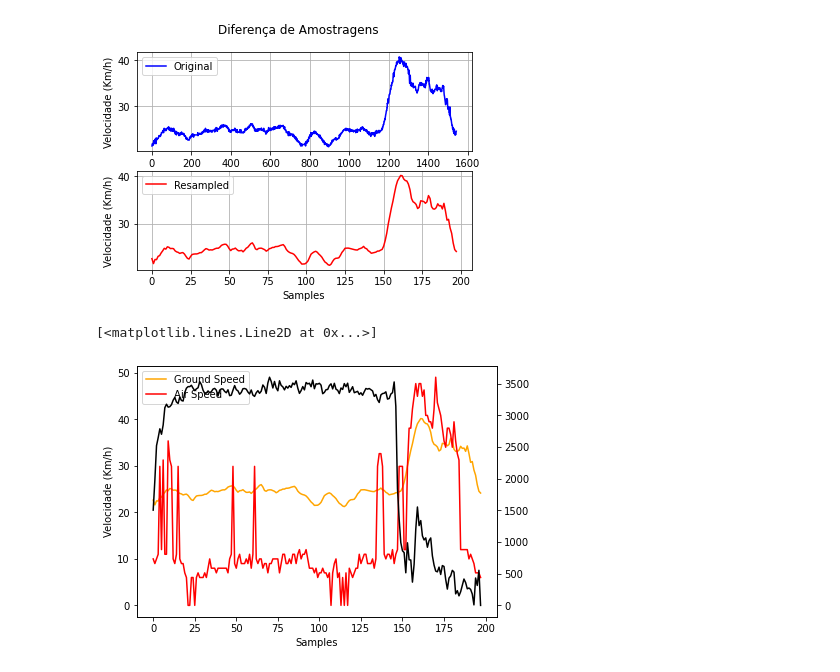
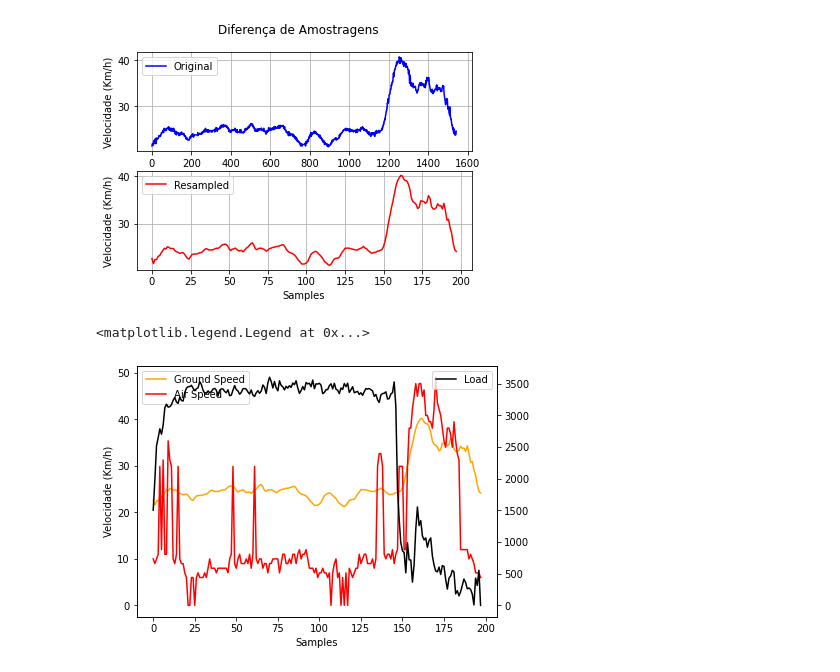
Before and after one commit to matsouto/Machine-Learning-Notebooks, a Jupyter notebook: 20kmph.ipynb, the cells around one changed output. Cells and saved outputs as stored; diff of their text form; code cells hidden in the pictures.

```diff
--- a/20kmph.ipynb
+++ b/20kmph.ipynb
@@ -44,13 +38,14 @@ ax2.grid()
 # %%
 fig1, ax1 = plt.subplots(constrained_layout=True)
 ax2 = ax1.twinx()
 
 ax1.plot(x2, gnd_spd_rs, label='Ground Speed', color='orange')
 ax1.plot(x2,air_spd,label='Air Speed', color='red')
 ax1.set(xlabel='Samples', ylabel='Velocidade (Km/h)')
 ax1.legend(loc='upper left')
 
 ax2.plot(x2,load, label='Load', color='black')
+ax2.legend(loc='upper right')
 # %% [output]
-[<matplotlib.lines.Line2D at 0x...>]
+<matplotlib.legend.Legend at 0x...>
-[figure, old version]
+[figure, new version]
```
Also changed, not shown: parts of 6 cells of this notebook, 2 other files.
